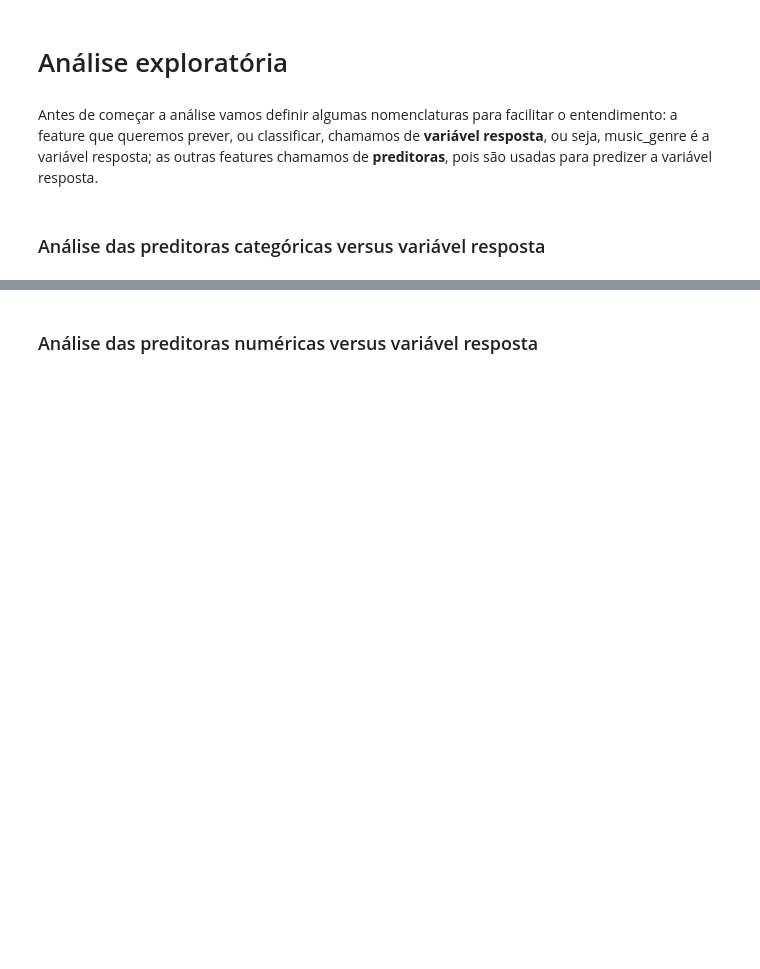
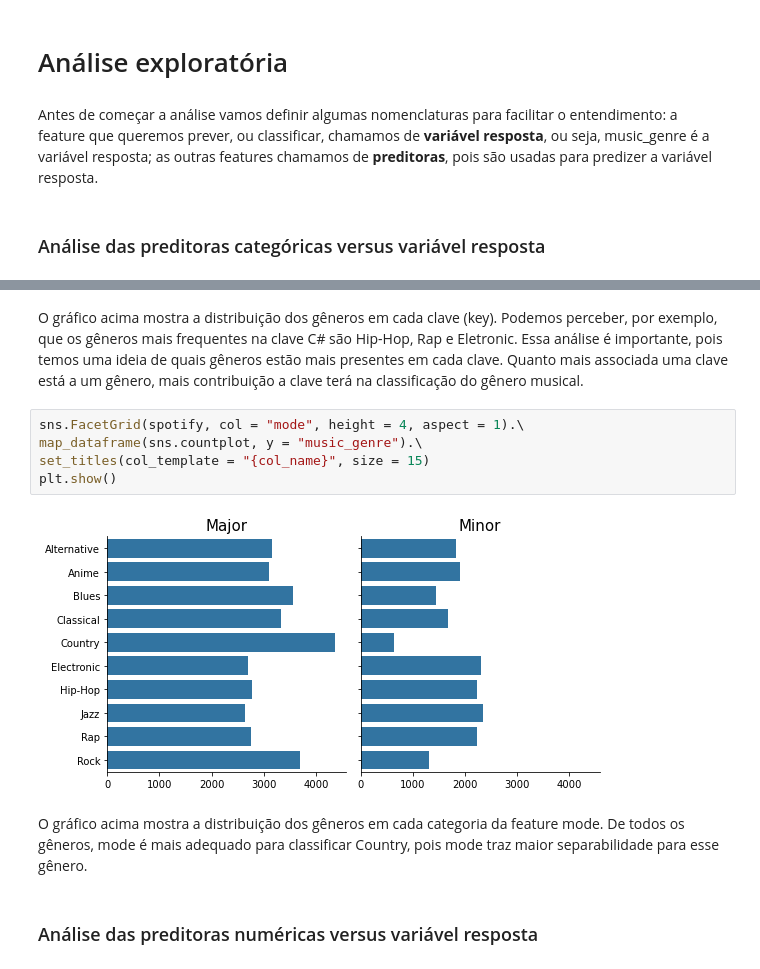
Before and after one commit to cvmoretti/spotify-prediction-task, a Jupyter notebook: music_genre_classification.ipynb, the cells around one changed output, grey strips where cells are left out. Saved outputs shown, nothing was run; the diff lists cells and outputs as text; blank space fills up the shorter version.

Commit message:
Adiciona análise exploratória

```diff
--- a/music_genre_classification.ipynb
+++ b/music_genre_classification.ipynb
@@ -186,2 +193,13 @@ Antes de começar a análise vamos definir algumas nomenclaturas para facilitar
+# %% [markdown]
+O gráfico acima mostra a distribuição dos gêneros em cada clave (key). Podemos perceber, por exemplo, que os gêneros mais frequentes na clave C# são Hip-Hop, Rap e Eletronic. Essa análise é importante, pois temos uma ideia de quais gêneros estão mais presentes em cada clave. Quanto mais associada uma clave está a um gênero, mais contribuição a clave terá na classificação do gênero musical.
+# %%
+sns.FacetGrid(spotify, col = "mode", height = 4, aspect = 1).\
+map_dataframe(sns.countplot, y = "music_genre").\
+set_titles(col_template = "{col_name}", size = 15)
+plt.show()
+# %% [output]
+[figure, added]
+# %% [markdown]
+O gráfico acima mostra a distribuição dos gêneros em cada categoria da feature mode. De todos os gêneros, mode é mais adequado para classificar Country, pois mode traz maior separabilidade para esse gênero.
 # %% [markdown]
 ### Análise das preditoras numéricas versus variável resposta
```
Also changed, not shown: parts of 8 cells of this notebook.
